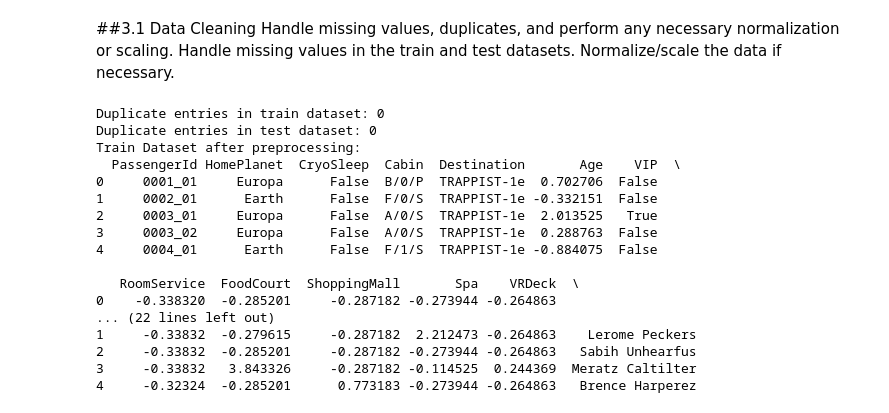
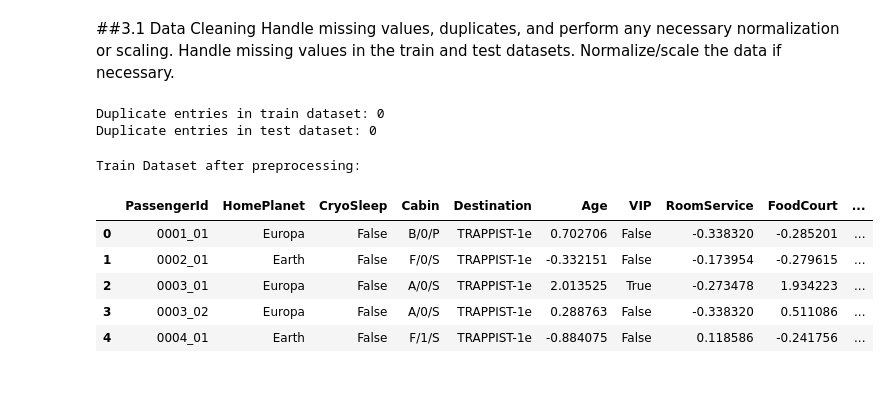
Before and after one commit to The-Kaggle-Crew-18/Kaggle-Challenge-18, a Jupyter notebook: KaggleChallenge.ipynb, the cells around one changed output. Cells and saved outputs as stored; diff of their text form; code cells hidden in the pictures; blank space fills up the shorter version.

```diff
--- a/KaggleChallenge.ipynb
+++ b/KaggleChallenge.ipynb
@@ -158,35 +157,25 @@ test_df.fillna(method='ffill', inplace=True)
 print("Duplicate entries in train dataset:", train_df.duplicated().sum())
 print("Duplicate entries in test dataset:", test_df.duplicated().sum())
 
-# Normalization/Scaling (if necessary)
+# Normalization/Scaling
 from sklearn.preprocessing import StandardScaler
 
 scaler = StandardScaler()
 numerical_features = ['Age', 'RoomService', 'FoodCourt', 'ShoppingMall', 'Spa', 'VRDeck']
-
-train_df[numerical_features] = scaler.fit_transform(train_df[numerical_features])
-test_df[numerical_features] = scaler.transform(test_df[numerical_features])
-
-# Verifying the changes
-print("Train Dataset after preprocessing:")
-print(train_df.head())
-print("\nTest Dataset after preprocessing:")
-print(test_df.head())
 # %% [output]
 Duplicate entries in train dataset: 0
 Duplicate entries in test dataset: 0
-Train Dataset after preprocessing:
-  PassengerId HomePlanet  CryoSleep  Cabin  Destination       Age    VIP  \
-0     0001_01     Europa      False  B/0/P  TRAPPIST-1e  0.702706  False
-1     0002_01      Earth      False  F/0/S  TRAPPIST-1e -0.332151  False
-2     0003_01     Europa      False  A/0/S  TRAPPIST-1e  2.013525   True
-3     0003_02     Europa      False  A/0/S  TRAPPIST-1e  0.288763  False
-4     0004_01      Earth      False  F/1/S  TRAPPIST-1e -0.884075  False
-
-   RoomService  FoodCourt  ShoppingMall       Spa    VRDeck  \
-0    -0.338320  -0.285201     -0.287182 -0.273944 -0.264863
-... (22 lines left out)
-1     -0.33832  -0.279615     -0.287182  2.212473 -0.264863    Lerome Peckers
-2     -0.33832  -0.285201     -0.287182 -0.273944 -0.264863   Sabih Unhearfus
-3     -0.33832   3.843326     -0.287182 -0.114525  0.244369  Meratz Caltilter
-4     -0.32324  -0.285201      0.773183 -0.273944 -0.264863   Brence Harperez
+# %%
+#Normalization of Training data and it's result
+train_df[numerical_features] = scaler.fit_transform(train_df[numerical_features])
+# Verifying the changes
+print("Train Dataset after preprocessing:")
+train_df.head()
+# %% [output]
+Train Dataset after preprocessing:
+|  | PassengerId | HomePlanet | CryoSleep | Cabin | Destination | Age | VIP | RoomService | FoodCourt | ... |
+| 0 | 0001_01 | Europa | False | B/0/P | TRAPPIST-1e | 0.702706 | False | -0.338320 | -0.285201 | ... |
+| 1 | 0002_01 | Earth | False | F/0/S | TRAPPIST-1e | -0.332151 | False | -0.173954 | -0.279615 | ... |
+| 2 | 0003_01 | Europa | False | A/0/S | TRAPPIST-1e | 2.013525 | True | -0.273478 | 1.934223 | ... |
+| 3 | 0003_02 | Europa | False | A/0/S | TRAPPIST-1e | 0.288763 | False | -0.338320 | 0.511086 | ... |
+| 4 | 0004_01 | Earth | False | F/1/S | TRAPPIST-1e | -0.884075 | False | 0.118586 | -0.241756 | ... |
```
Also changed, not shown: parts of 20 cells of this notebook.
